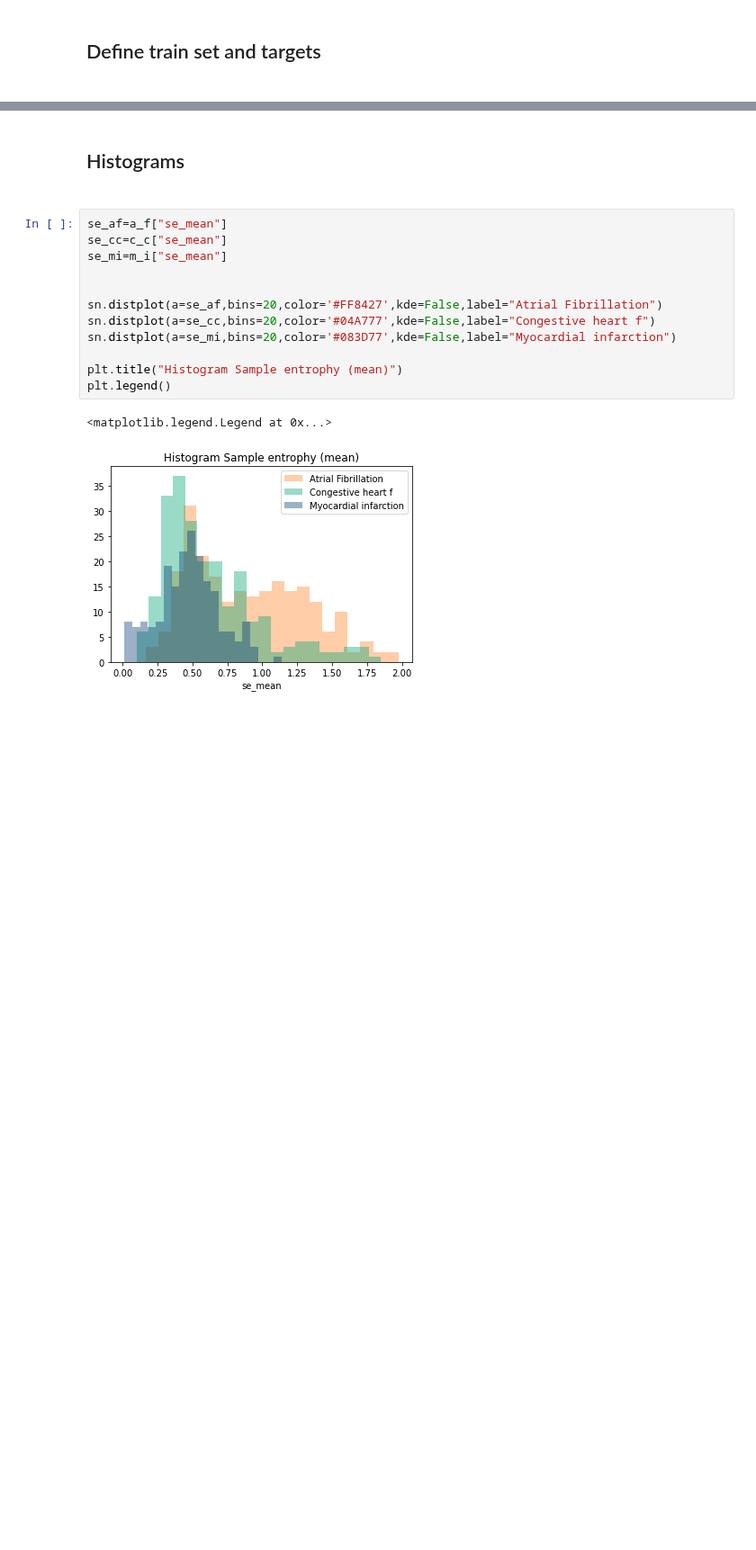
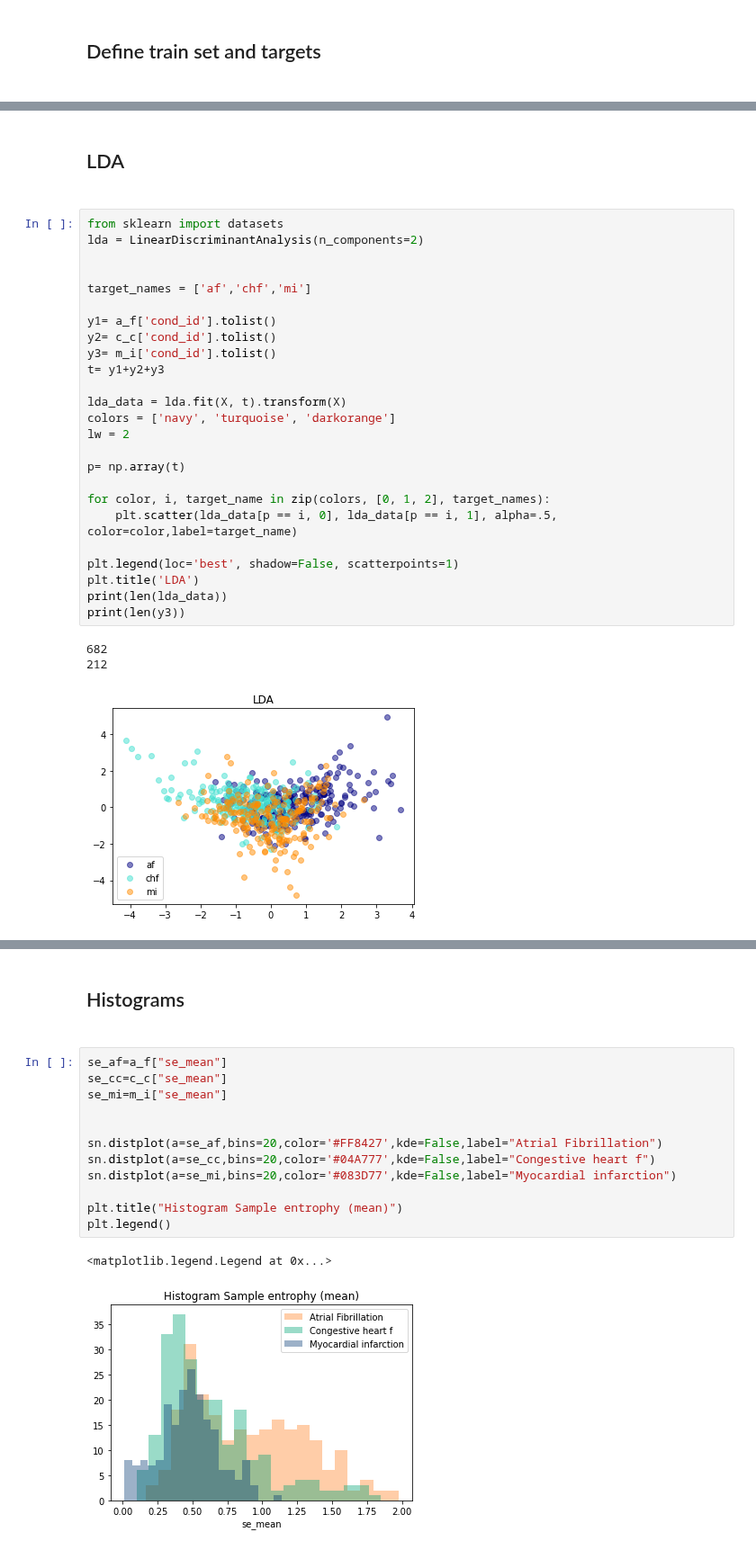
Before and after one commit to AlanPalomino/TTB_2020_2_13, a Jupyter notebook: Classification.ipynb, the cells around one changed output, grey strips where cells are left out. Shown at 90% size. Saved outputs shown, nothing was run; the diff lists cells and outputs as text; blank space fills up the shorter version.

```diff
--- a/Classification.ipynb
+++ b/Classification.ipynb
@@ -81,0 +122,31 @@ print(len(a_f)+len(c_c)+len(m_i))
+# %% [markdown]
+<h2>LDA<h2>
+# %%
+from sklearn import datasets
+lda = LinearDiscriminantAnalysis(n_components=2)
+
+
+target_names = ['af','chf','mi']
+
+y1= a_f['cond_id'].tolist()
+y2= c_c['cond_id'].tolist()
+y3= m_i['cond_id'].tolist()
+t= y1+y2+y3
+
+lda_data = lda.fit(X, t).transform(X)
+colors = ['navy', 'turquoise', 'darkorange']
+lw = 2
+
+p= np.array(t)
+
+for color, i, target_name in zip(colors, [0, 1, 2], target_names):
+    plt.scatter(lda_data[p == i, 0], lda_data[p == i, 1], alpha=.5, color=color,label=target_name)
+
+plt.legend(loc='best', shadow=False, scatterpoints=1)
+plt.title('LDA')
+print(len(lda_data))
+print(len(y3))
+# %% [output]
+682
+212
+[figure, added]
```
Also changed, not shown: parts of 6 cells of this notebook.
